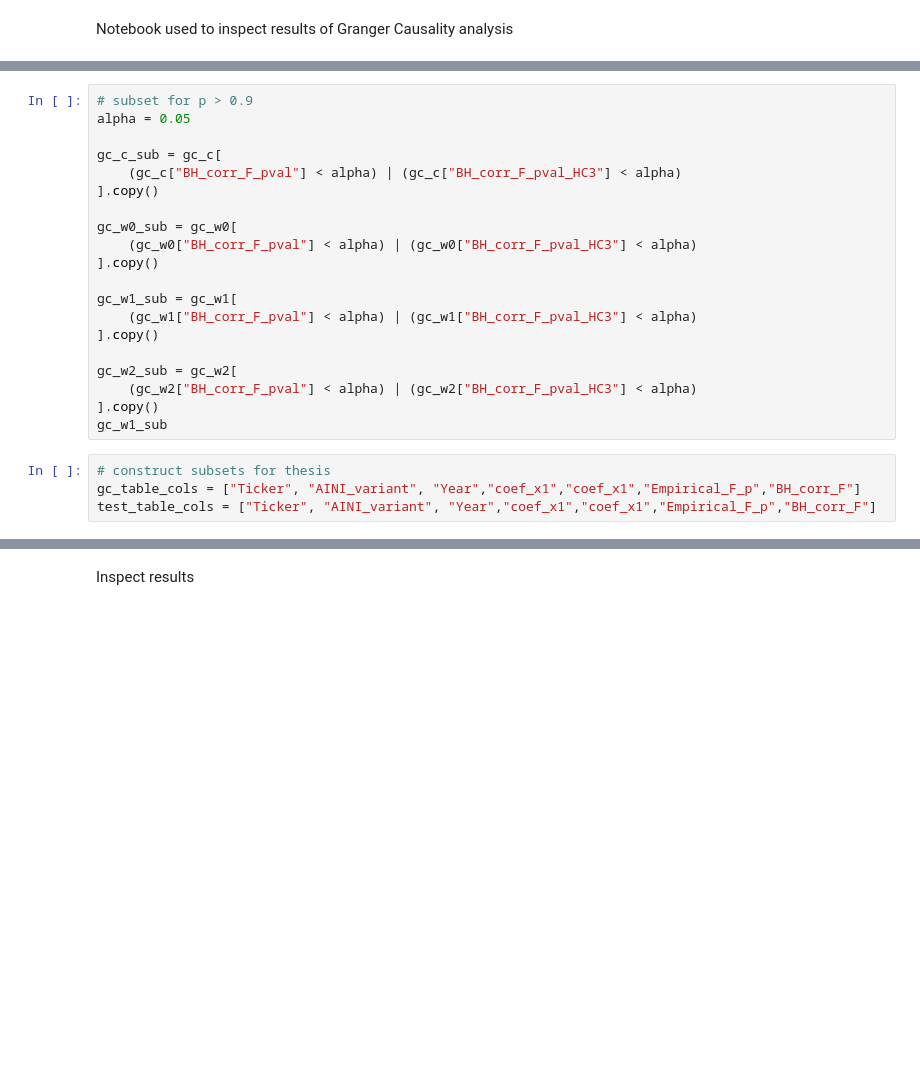
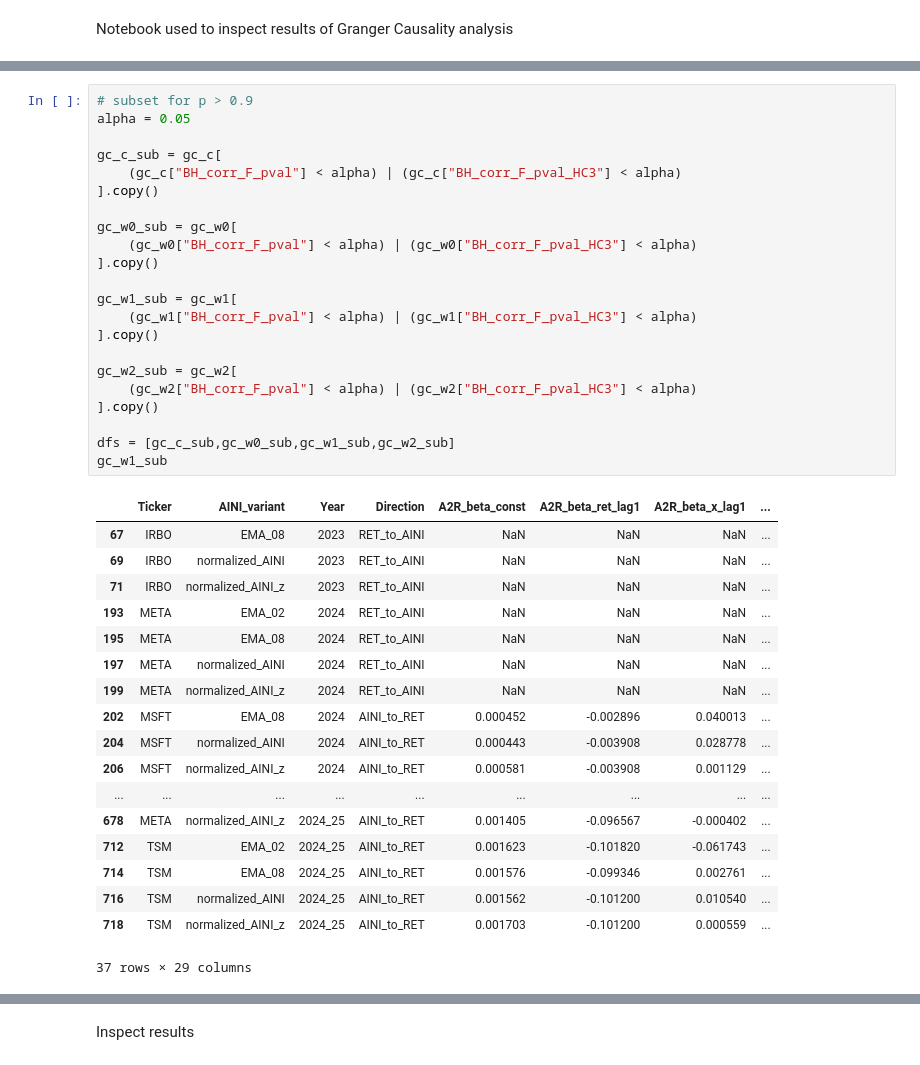
Before and after one commit to LarsIX/narrative_index, a Jupyter notebook: notebooks/analyse_gc_results.ipynb, the cells around one changed output, grey strips where cells are left out. Drawn from its saved outputs; the diff is of its cells as text; blank space fills up the shorter version.

```diff
--- a/notebooks/analyse_gc_results.ipynb
+++ b/notebooks/analyse_gc_results.ipynb
@@ -49,24 +58,41 @@ Index(['Ticker', 'AINI_variant', 'Year', 'Direction', 'A2R_beta_const',
 # %%
 # subset for p > 0.9
 alpha = 0.05
 
 gc_c_sub = gc_c[
     (gc_c["BH_corr_F_pval"] < alpha) | (gc_c["BH_corr_F_pval_HC3"] < alpha)
 ].copy()
 
 gc_w0_sub = gc_w0[
     (gc_w0["BH_corr_F_pval"] < alpha) | (gc_w0["BH_corr_F_pval_HC3"] < alpha)
 ].copy()
 
 gc_w1_sub = gc_w1[
     (gc_w1["BH_corr_F_pval"] < alpha) | (gc_w1["BH_corr_F_pval_HC3"] < alpha)
 ].copy()
 
 gc_w2_sub = gc_w2[
     (gc_w2["BH_corr_F_pval"] < alpha) | (gc_w2["BH_corr_F_pval_HC3"] < alpha)
 ].copy()
+
+dfs = [gc_c_sub,gc_w0_sub,gc_w1_sub,gc_w2_sub]
 gc_w1_sub
+# %% [output]
+|  | Ticker | AINI_variant | Year | Direction | A2R_beta_const | A2R_beta_ret_lag1 | A2R_beta_x_lag1 | ... |
+| 67 | IRBO | EMA_08 | 2023 | RET_to_AINI | NaN | NaN | NaN | ... |
+| 69 | IRBO | normalized_AINI | 2023 | RET_to_AINI | NaN | NaN | NaN | ... |
+| 71 | IRBO | normalized_AINI_z | 2023 | RET_to_AINI | NaN | NaN | NaN | ... |
+| 193 | META | EMA_02 | 2024 | RET_to_AINI | NaN | NaN | NaN | ... |
+| 195 | META | EMA_08 | 2024 | RET_to_AINI | NaN | NaN | NaN | ... |
+| 197 | META | normalized_AINI | 2024 | RET_to_AINI | NaN | NaN | NaN | ... |
+| 199 | META | normalized_AINI_z | 2024 | RET_to_AINI | NaN | NaN | NaN | ... |
+| 202 | MSFT | EMA_08 | 2024 | AINI_to_RET | 0.000452 | -0.002896 | 0.040013 | ... |
+| 204 | MSFT | normalized_AINI | 2024 | AINI_to_RET | 0.000443 | -0.003908 | 0.028778 | ... |
+| 206 | MSFT | normalized_AINI_z | 2024 | AINI_to_RET | 0.000581 | -0.003908 | 0.001129 | ... |
+| ... | ... | ... | ... | ... | ... | ... | ... | ... |
+| 678 | META | normalized_AINI_z | 2024_25 | AINI_to_RET | 0.001405 | -0.096567 | -0.000402 | ... |
+| 712 | TSM | EMA_02 | 2024_25 | AINI_to_RET | 0.001623 | -0.101820 | -0.061743 | ... |
+| 714 | TSM | EMA_08 | 2024_25 | AINI_to_RET | 0.001576 | -0.099346 | 0.002761 | ... |
+| 716 | TSM | normalized_AINI | 2024_25 | AINI_to_RET | 0.001562 | -0.101200 | 0.010540 | ... |
+| 718 | TSM | normalized_AINI_z | 2024_25 | AINI_to_RET | 0.001703 | -0.101200 | 0.000559 | ... |
+37 rows × 29 columns
-# %%
-# construct subsets for thesis
-gc_table_cols = ["Ticker", "AINI_variant", "Year","coef_x1","coef_x1","Empirical_F_p","BH_corr_F"]
-test_table_cols = ["Ticker", "AINI_variant", "Year","coef_x1","coef_x1","Empirical_F_p","BH_corr_F"]
```
Also changed, not shown: parts of 5 cells of this notebook, 52 other files.
